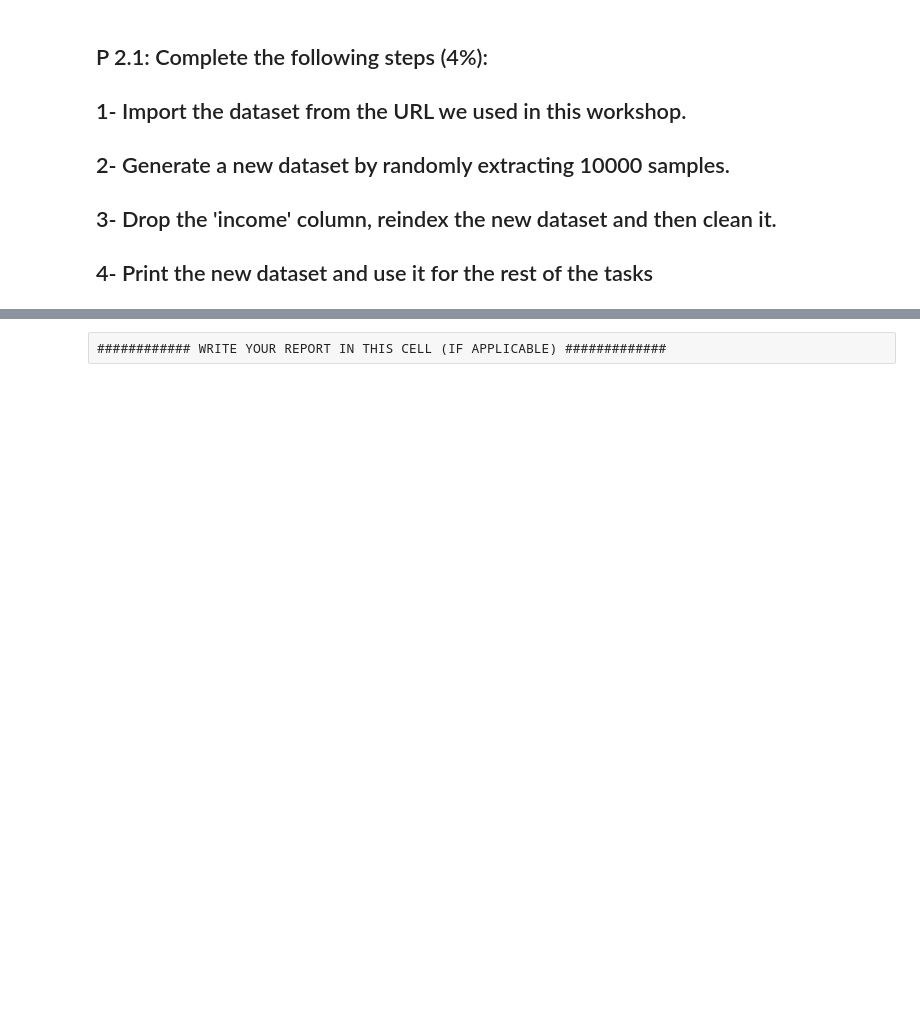
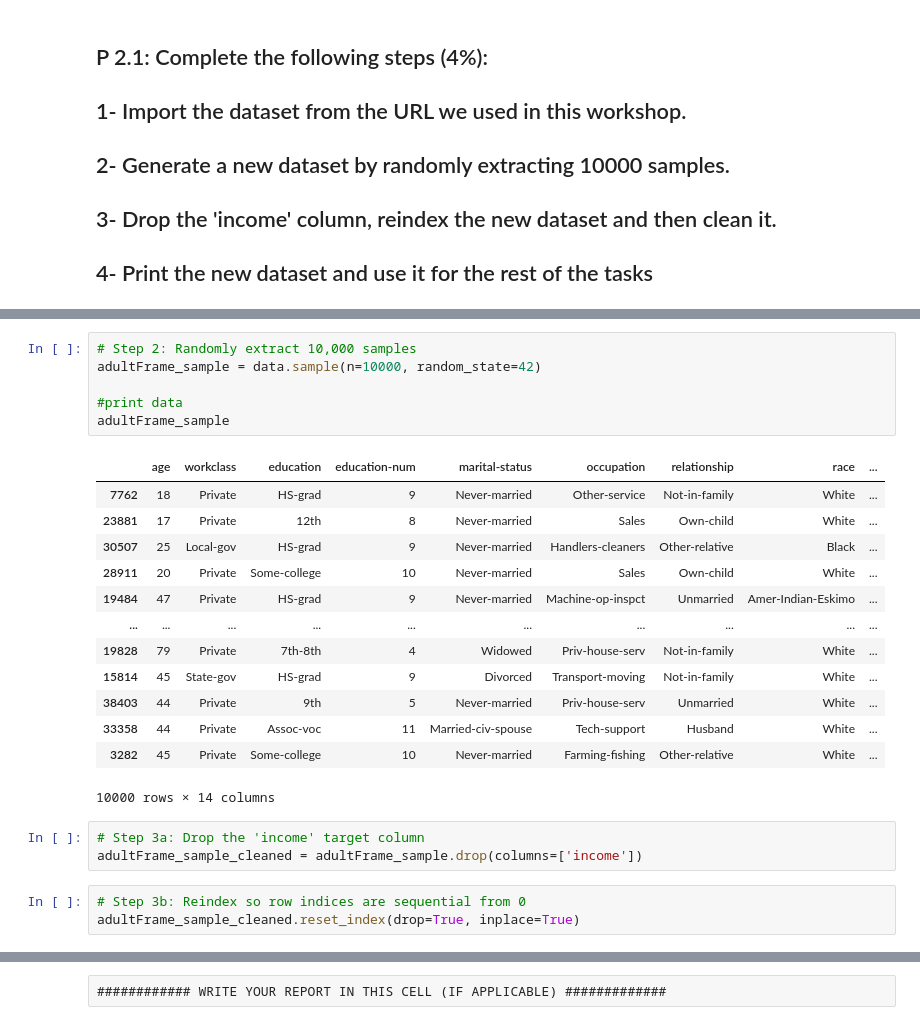
Before and after one commit to ifeanyianyanwu/ai-and-ml, a Jupyter notebook: Workshop #2.ipynb, the cells around one changed output, grey strips where cells are left out. Cells and saved outputs as stored; diff of their text form; blank space fills up the shorter version.

```diff
--- a/Workshop #2.ipynb
+++ b/Workshop #2.ipynb
@@ -152,0 +394,26 @@ ModuleNotFoundError: No module named 'ucimlrepo'
+# %%
+# Step 2: Randomly extract 10,000 samples
+adultFrame_sample = data.sample(n=10000, random_state=42)
+
+#print data
+adultFrame_sample
+# %% [output]
+|  | age | workclass | education | education-num | marital-status | occupation | relationship | race | ... |
+| 7762 | 18 | Private | HS-grad | 9 | Never-married | Other-service | Not-in-family | White | ... |
+| 23881 | 17 | Private | 12th | 8 | Never-married | Sales | Own-child | White | ... |
+| 30507 | 25 | Local-gov | HS-grad | 9 | Never-married | Handlers-cleaners | Other-relative | Black | ... |
+| 28911 | 20 | Private | Some-college | 10 | Never-married | Sales | Own-child | White | ... |
+| 19484 | 47 | Private | HS-grad | 9 | Never-married | Machine-op-inspct | Unmarried | Amer-Indian-Eskimo | ... |
+| ... | ... | ... | ... | ... | ... | ... | ... | ... | ... |
+| 19828 | 79 | Private | 7th-8th | 4 | Widowed | Priv-house-serv | Not-in-family | White | ... |
+| 15814 | 45 | State-gov | HS-grad | 9 | Divorced | Transport-moving | Not-in-family | White | ... |
+| 38403 | 44 | Private | 9th | 5 | Never-married | Priv-house-serv | Unmarried | White | ... |
+| 33358 | 44 | Private | Assoc-voc | 11 | Married-civ-spouse | Tech-support | Husband | White | ... |
+| 3282 | 45 | Private | Some-college | 10 | Never-married | Farming-fishing | Other-relative | White | ... |
+10000 rows × 14 columns
+# %%
+# Step 3a: Drop the 'income' target column
+adultFrame_sample_cleaned = adultFrame_sample.drop(columns=['income'])
+# %%
+# Step 3b: Reindex so row indices are sequential from 0
+adultFrame_sample_cleaned.reset_index(drop=True, inplace=True)
```
Also changed, not shown: parts of 28 cells of this notebook.
